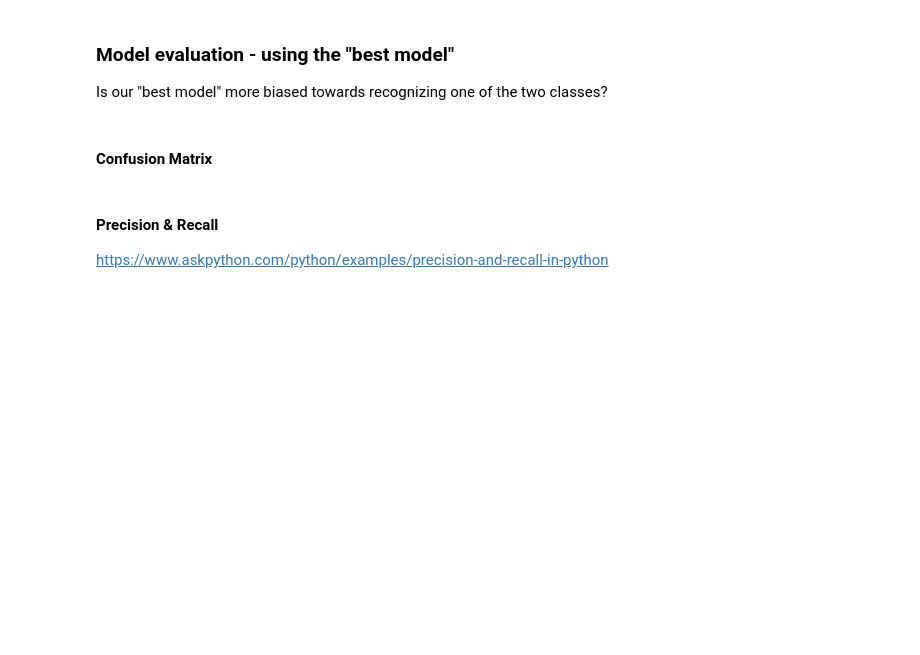
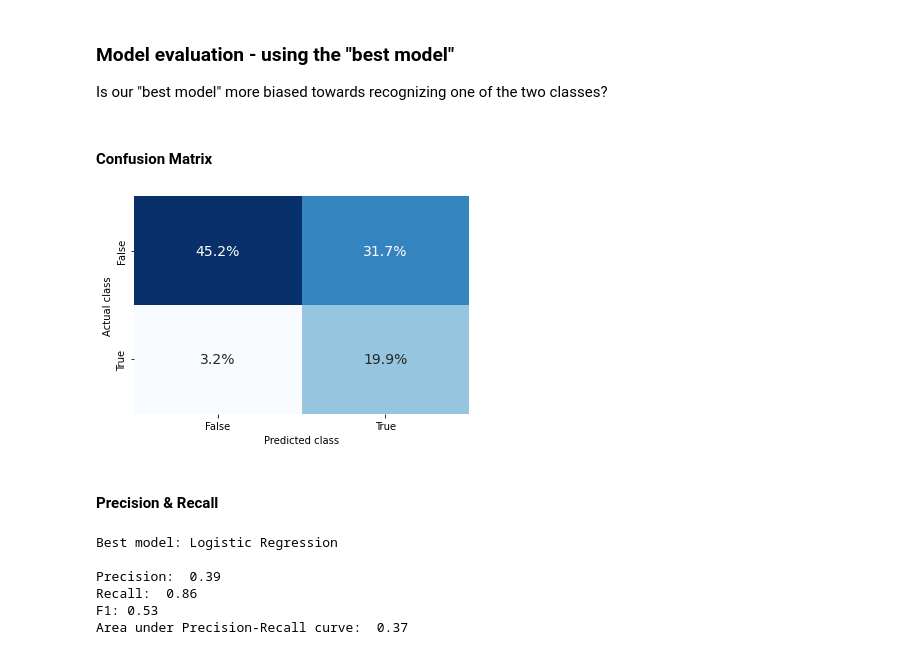
Before and after one commit to Amatofrancesco99/dsbda2022, a Jupyter notebook: notebooks/hypotheses/distributed/5th.ipynb, the cells around one changed output. Drawn from its saved outputs; the diff is of its cells as text; code cells hidden in the pictures; blank space fills up the shorter version.

```diff
--- a/notebooks/hypotheses/distributed/5th.ipynb
+++ b/notebooks/hypotheses/distributed/5th.ipynb
@@ -469,0 +452,10 @@ print("Test Logistic Regression accuracy: %.2f" % (sklearn.metrics.accuracy_scor
+# %%
+# Create an instance of LogisticRegression classifier
+lr = LogisticRegression(labelCol='useful', regParam=30)
+
+# Fit the model
+lr_model = lr.fit(trainDF)
+
+# Show accuracy
+print(f"Train Logistic Regression accuracy: {(lr_model.evaluate(trainDF).accuracy) * 100:.2f}")
+print(f"Test Logistic Regression accuracy: {(lr_model.evaluate(testDF).accuracy) * 100:.2f}")
@@ -491,0 +474,10 @@ SVM model improves a lot the overall accuracy, so this could be a better alterna
+# %%
+# Create an instance of linear SVM classifier
+l_svm = LinearSVC(labelCol='useful', regParam=10)
+
+# Fit the model
+l_svm_model = l_svm.fit(trainDF)
+
+# Show accuracy
+print(f"Train Logistic Regression accuracy: {(l_svm_model.evaluate(trainDF).accuracy) * 100:.2f}")
+print(f"Test Logistic Regression accuracy: {(l_svm_model.evaluate(testDF).accuracy) * 100:.2f}")
@@ -501,2 +491,6 @@ best_model = svm if svm_acc > lr_acc else lr
+# %%
+lr_acc = lr_model.evaluate(testDF).accuracy
+l_svm_acc = l_svm_model.evaluate(testDF).accuracy
+best_model = l_svm_model if l_svm_acc > lr_acc else lr_model
 # %% [markdown]
 #### Confusion Matrix
@@ -507,14 +497,33 @@ cm_display.plot();
-# %% [markdown]
-#### Precision & Recall
-
-https://www.askpython.com/python/examples/precision-and-recall-in-python
+# %%
+predictions = best_model.transform(testDF)
+predictions = (predictions.withColumn('label', predictions['useful'].cast('double')))
+metrics = MulticlassMetrics(predictions.select(['label', 'prediction']).rdd)
+
+cf_matrix = metrics.confusionMatrix().toArray()
+sb.heatmap(cf_matrix/np.sum(cf_matrix),
+           annot=True,
+           fmt='.1%',
+           cmap='Blues',
+           cbar=False,
+           xticklabels=['False', 'True'], yticklabels=['False', 'True'],
+           annot_kws={
+                'fontsize': 14
+            }).set(xlabel='Predicted class', ylabel='Actual class');
+# %% [output]
+[figure, added]
+# %% [markdown]
+#### Precision & Recall
 # %%
-precision = sklearn.metrics.precision_score(y_test, best_y_predict)
-recall = sklearn.metrics.recall_score(y_test, best_y_predict)
-f1 = sklearn.metrics.f1_score(y_test, best_y_predict)
-
-print('Best model:', 'SVM' if svm_acc > lr_acc else 'Logistic Regression', '\n\nPrecision: ', round(precision, 2), '\nRecall: ', round(recall, 2), '\nF1:', round(f1,2))
-
-#Plotting Precision-Recall Curve
-disp = sklearn.metrics.plot_precision_recall_curve(best_model, X_test, y_test)
-disp;
+precision = metrics.precision(1.0)
+recall = metrics.recall(1.0)
+f1 = metrics.fMeasure(1.0)
+print('Best model:', 'SVM' if l_svm_acc > lr_acc else 'Logistic Regression', '\n\nPrecision: ', round(precision, 2), '\nRecall: ', round(recall, 2), '\nF1:', round(f1, 2))
+area_under_PR = BinaryClassificationMetrics(predictions.select(['label', 'prediction']).rdd).areaUnderPR
+print('Area under Precision-Recall curve: ', round(area_under_PR , 2))
+# %% [output]
+Best model: Logistic Regression
+
+Precision:  0.39
+Recall:  0.86
+F1: 0.53
+Area under Precision-Recall curve:  0.37
```
Also changed, not shown: parts of 13 cells of this notebook.
